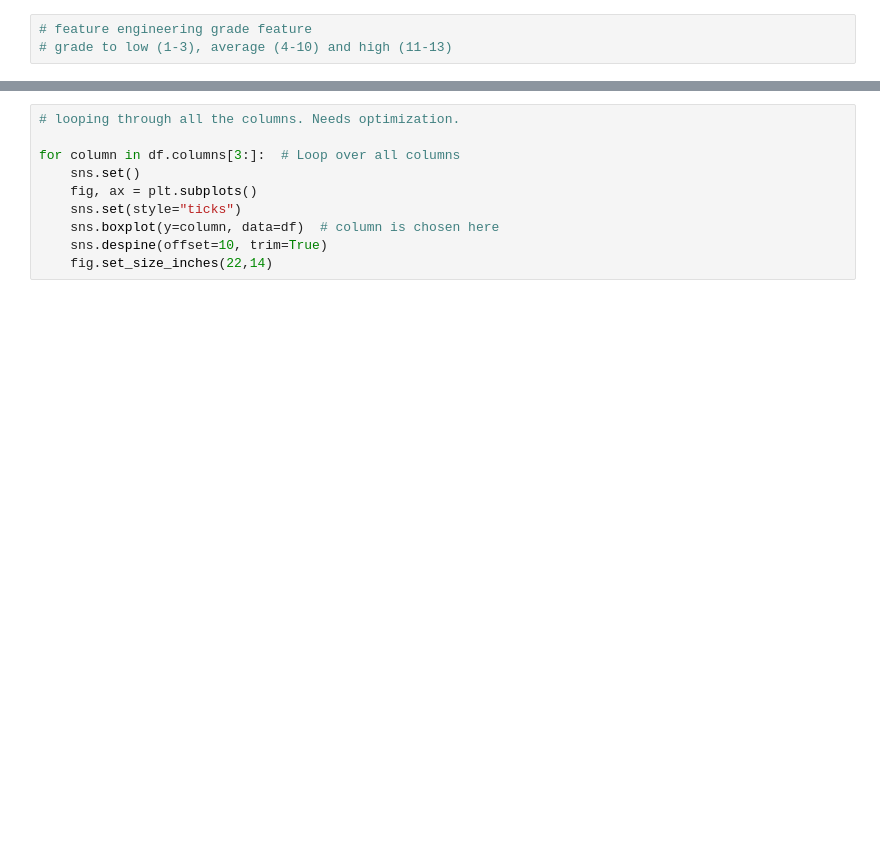
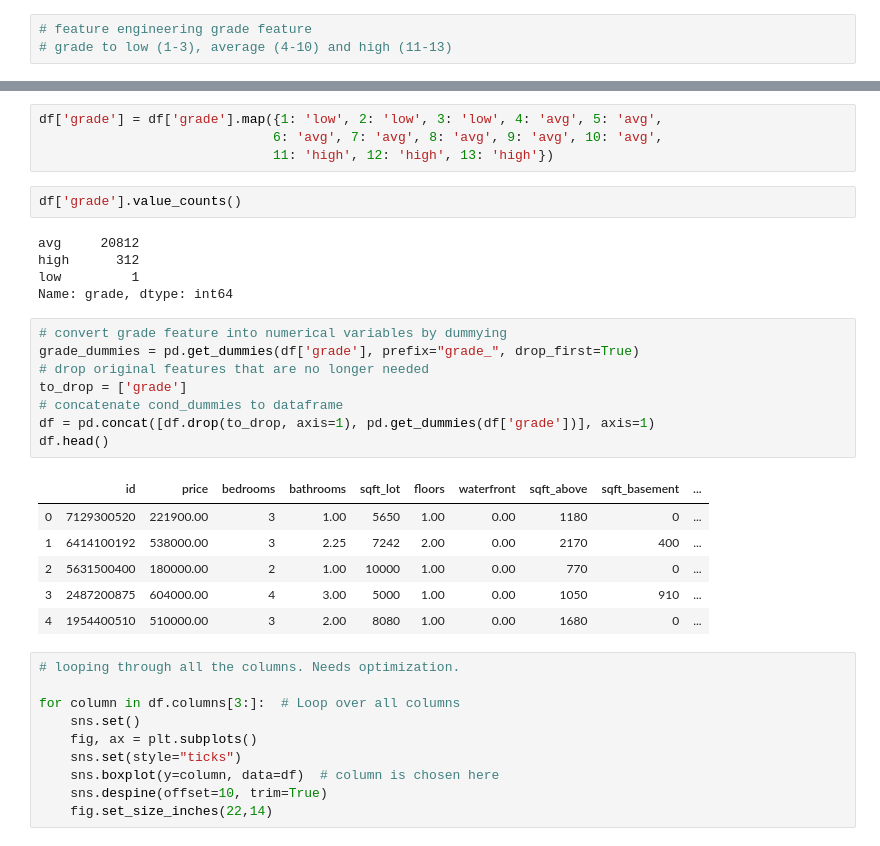
Before and after one commit to TaraRosen/kc_housing_pred, a Jupyter notebook: king_county_housing_predictions.ipynb, the cells around one changed output, grey strips where cells are left out. Drawn from its saved outputs; the diff is of its cells as text; blank space fills up the shorter version.

Commit message:
grade feature engineering

```diff
--- a/king_county_housing_predictions.ipynb
+++ b/king_county_housing_predictions.ipynb
@@ -983,3 +997,29 @@ df.head()
+# %%
+df['grade'] = df['grade'].map({1: 'low', 2: 'low', 3: 'low', 4: 'avg', 5: 'avg',
+                              6: 'avg', 7: 'avg', 8: 'avg', 9: 'avg', 10: 'avg',
+                              11: 'high', 12: 'high', 13: 'high'})
+# %%
+df['grade'].value_counts()
+# %% [output]
+avg     20812
+high      312
+low         1
+Name: grade, dtype: int64
+# %%
+# convert grade feature into numerical variables by dummying
+grade_dummies = pd.get_dummies(df['grade'], prefix="grade_", drop_first=True)
+# drop original features that are no longer needed
+to_drop = ['grade']
+# concatenate cond_dummies to dataframe
+df = pd.concat([df.drop(to_drop, axis=1), pd.get_dummies(df['grade'])], axis=1)
+df.head()
+# %% [output]
+|  | id | price | bedrooms | bathrooms | sqft_lot | floors | waterfront | sqft_above | sqft_basement | ... |
+| 0 | 7129300520 | 221900.00 | 3 | 1.00 | 5650 | 1.00 | 0.00 | 1180 | 0 | ... |
+| 1 | 6414100192 | 538000.00 | 3 | 2.25 | 7242 | 2.00 | 0.00 | 2170 | 400 | ... |
+| 2 | 5631500400 | 180000.00 | 2 | 1.00 | 10000 | 1.00 | 0.00 | 770 | 0 | ... |
+| 3 | 2487200875 | 604000.00 | 4 | 3.00 | 5000 | 1.00 | 0.00 | 1050 | 910 | ... |
+| 4 | 1954400510 | 510000.00 | 3 | 2.00 | 8080 | 1.00 | 0.00 | 1680 | 0 | ... |
 # %%
 # looping through all the columns. Needs optimization.
 
```
Also changed, not shown: parts of 2 cells of this notebook.
